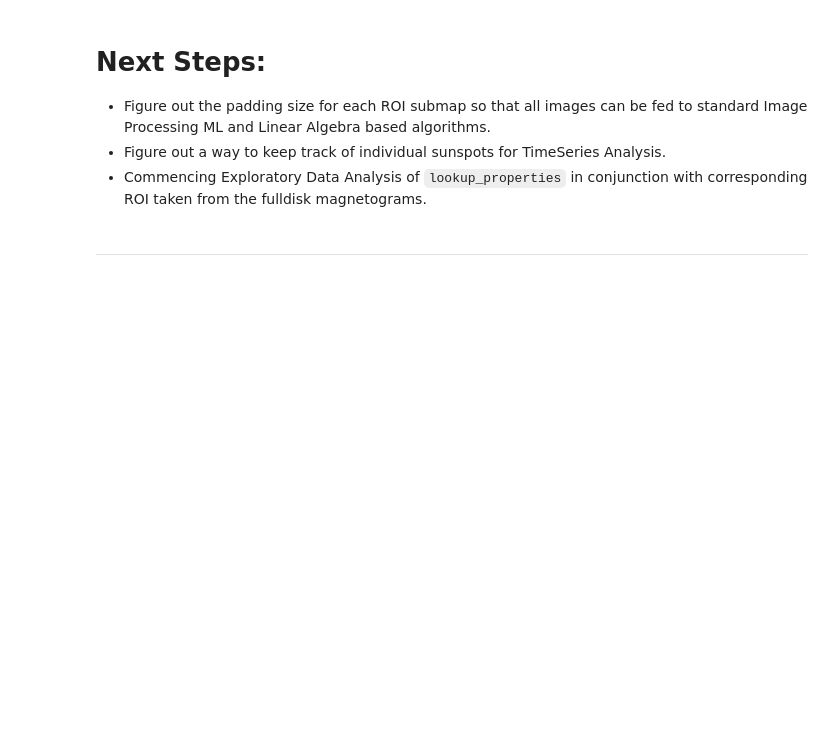
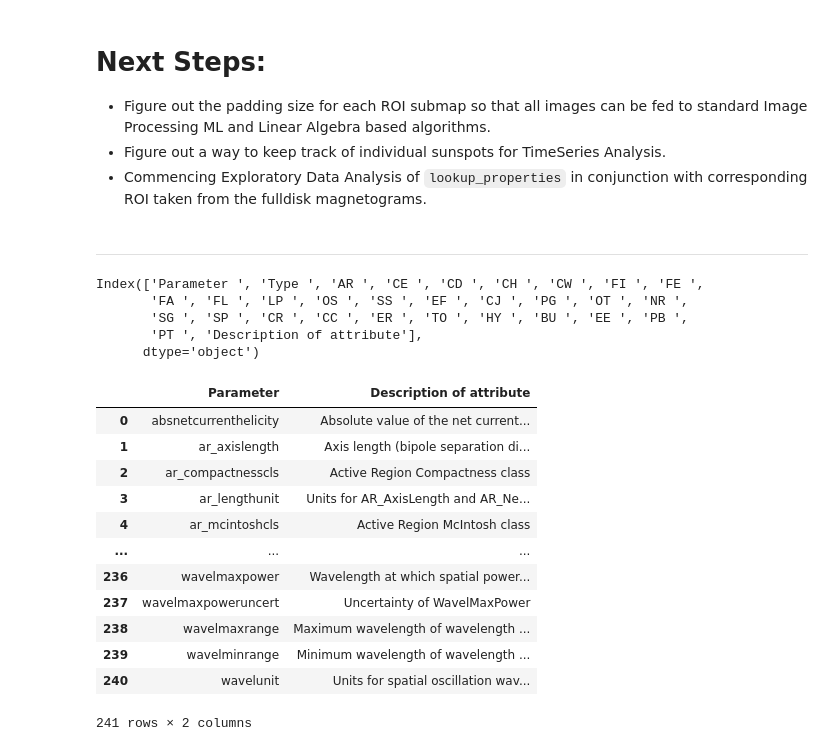
Before and after one commit to Raahul-Singh/SolarWeatherForecasting, a Jupyter notebook: Data Preprocessing.ipynb, the cells around one changed output. Cells and saved outputs as stored; diff of their text form; code cells hidden in the pictures; blank space fills up the shorter version.

```diff
--- a/Data Preprocessing.ipynb
+++ b/Data Preprocessing.ipynb
@@ -311,3 +333,33 @@ obsdate = 1999-06-19 11:11:03
     ROI taken from the fulldisk magnetograms.
 # %% [markdown]
 ***********
+# %%
+Event_Types = pd.read_csv('/home/apollo/Event_Types.txt',delimiter='\t')
+# %%
+Event_Types.columns
+# %% [output]
+Index(['Parameter ', 'Type ', 'AR ', 'CE ', 'CD ', 'CH ', 'CW ', 'FI ', 'FE ',
+       'FA ', 'FL ', 'LP ', 'OS ', 'SS ', 'EF ', 'CJ ', 'PG ', 'OT ', 'NR ',
+       'SG ', 'SP ', 'CR ', 'CC ', 'ER ', 'TO ', 'HY ', 'BU ', 'EE ', 'PB ',
+       'PT ', 'Description of attribute'],
+      dtype='object')
+# %%
+Event_Types = Event_Types[['Parameter ','Description of attribute']].sort_values('Parameter ').reset_index()
+Event_Types = Event_Types[['Parameter ','Description of attribute']]
+Event_Types['Parameter '] = Event_Types['Parameter '].apply(lambda x : x.lower().strip())
+# %%
+Event_Types
+# %% [output]
+|  | Parameter | Description of attribute |
+| 0 | absnetcurrenthelicity | Absolute value of the net current... |
+| 1 | ar_axislength | Axis length (bipole separation di... |
+| 2 | ar_compactnesscls | Active Region Compactness class |
+| 3 | ar_lengthunit | Units for AR_AxisLength and AR_Ne... |
+| 4 | ar_mcintoshcls | Active Region McIntosh class |
+| ... | ... | ... |
+| 236 | wavelmaxpower | Wavelength at which spatial power... |
+| 237 | wavelmaxpoweruncert | Uncertainty of WavelMaxPower |
+| 238 | wavelmaxrange | Maximum wavelength of wavelength ... |
+| 239 | wavelminrange | Minimum wavelength of wavelength ... |
+| 240 | wavelunit | Units for spatial oscillation wav... |
+241 rows × 2 columns
```
Also changed, not shown: parts of 14 cells of this notebook.
